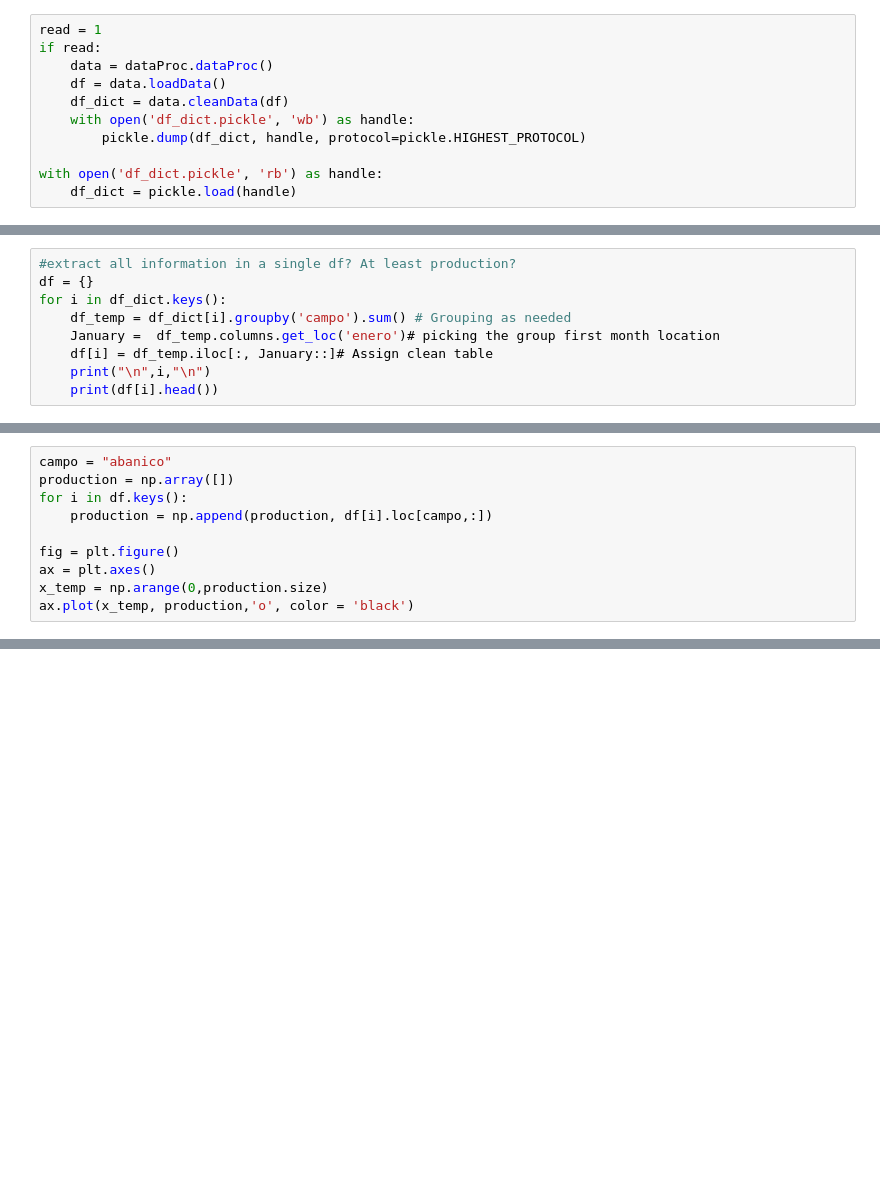
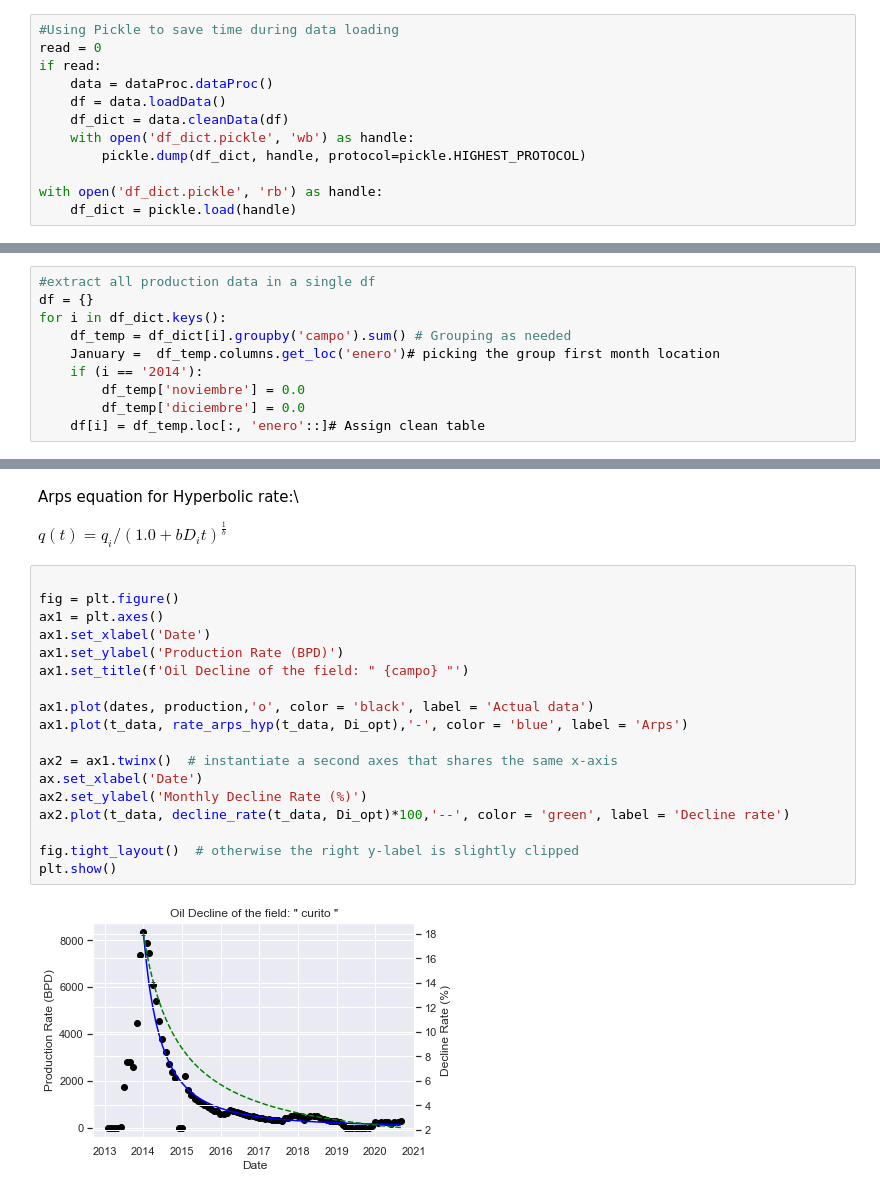
Before and after one commit to Hackaton-O-G-CAN/Hackaton_2020, a Jupyter notebook: decline_rate_JN.ipynb, the cells around one changed output, grey strips where cells are left out. Drawn from its saved outputs; the diff is of its cells as text; blank space fills up the shorter version.

Commit message:
Monthly decline rate tuned with production data. Tested on two fields with different starting times for maximum oil rate

```diff
--- a/decline_rate_JN.ipynb
+++ b/decline_rate_JN.ipynb
@@ -8,7 +10,8 @@ import pickle
 from utils import downloadData
 from utils import dataProc
 # %%
-read = 1
+#Using Pickle to save time during data loading
+read = 0
 if read:
     data = dataProc.dataProc()
     df = data.loadData()
@@ -32,11 +27,12 @@ for i in df_dict.keys():
     df_dict[i]=df_dict[i].dropna(axis=1, thresh=5) #delete rows with just nan values
     df_dict[i].columns = df_dict[i].columns.str.replace(' ', '')
 # %%
-#extract all information in a single df? At least production?
+#extract all production data in a single df
 df = {}
 for i in df_dict.keys():
     df_temp = df_dict[i].groupby('campo').sum() # Grouping as needed
     January =  df_temp.columns.get_loc('enero')# picking the group first month location
-    df[i] = df_temp.iloc[:, January::]# Assign clean table
-    print("\n",i,"\n")
-    print(df[i].head())
+    if (i == '2014'):
+        df_temp['noviembre'] = 0.0
+        df_temp['diciembre'] = 0.0
+    df[i] = df_temp.loc[:, 'enero'::]# Assign clean table
@@ -61,10 +38,0 @@ acae san miguel  1481.78  1538.16
-# %%
-campo = "abanico"
-production = np.array([])
-for i in df.keys():
-    production = np.append(production, df[i].loc[campo,:])
-
-fig = plt.figure()
-ax = plt.axes()
-x_temp = np.arange(0,production.size)
-ax.plot(x_temp, production,'o', color = 'black')
@@ -73,0 +73,24 @@ ax.plot(x_temp, production,'o', color = 'black')
+# %% [markdown]
+Arps equation for Hyperbolic rate:\\
+
+$ q(t) = q_i / (1.0 + b D_i t)^\frac{1}{b}$
+# %%
+
+fig = plt.figure()
+ax1 = plt.axes()
+ax1.set_xlabel('Date')
+ax1.set_ylabel('Production Rate (BPD)')
+ax1.set_title(f'Oil Decline of the field: " {campo} "')
+
+ax1.plot(dates, production,'o', color = 'black', label = 'Actual data')
+ax1.plot(t_data, rate_arps_hyp(t_data, Di_opt),'-', color = 'blue', label = 'Arps')
+
+ax2 = ax1.twinx()  # instantiate a second axes that shares the same x-axis
+ax.set_xlabel('Date')
+ax2.set_ylabel('Monthly Decline Rate (%)')
+ax2.plot(t_data, decline_rate(t_data, Di_opt)*100,'--', color = 'green', label = 'Decline rate')
+
+fig.tight_layout()  # otherwise the right y-label is slightly clipped
+plt.show()
+# %% [output]
+[figure, added]
```
Also changed, not shown: parts of 8 cells of this notebook.
